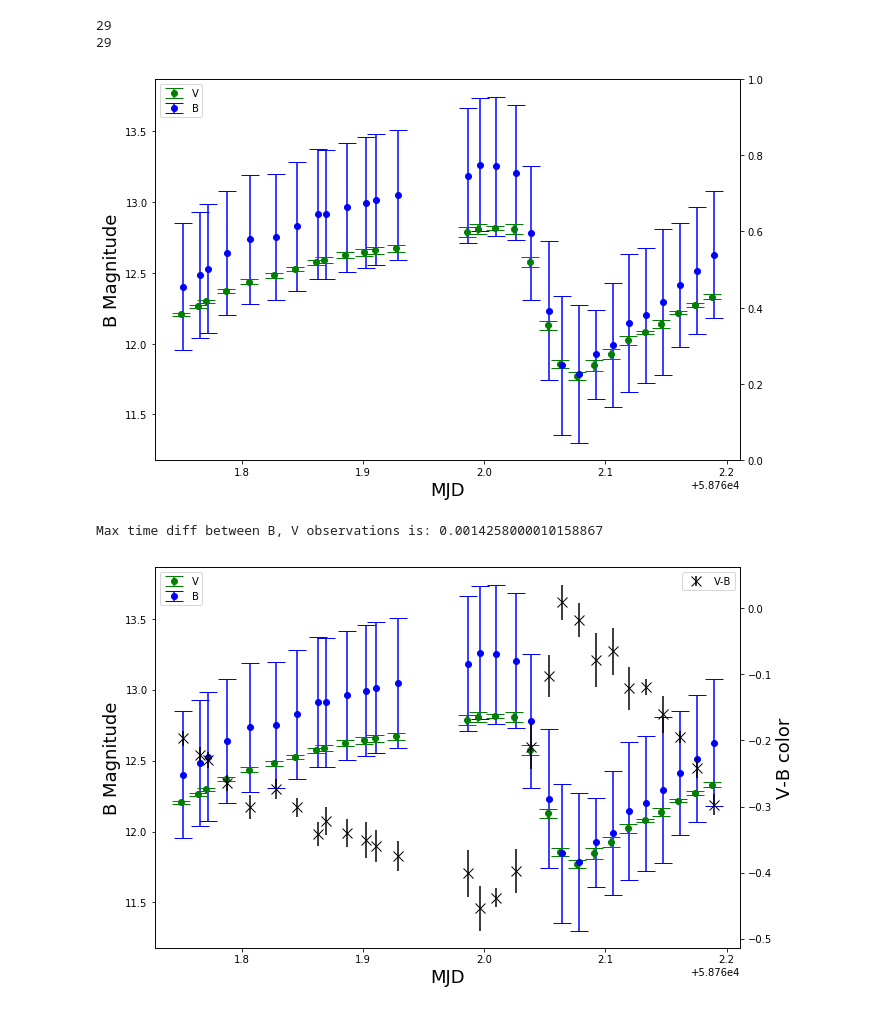
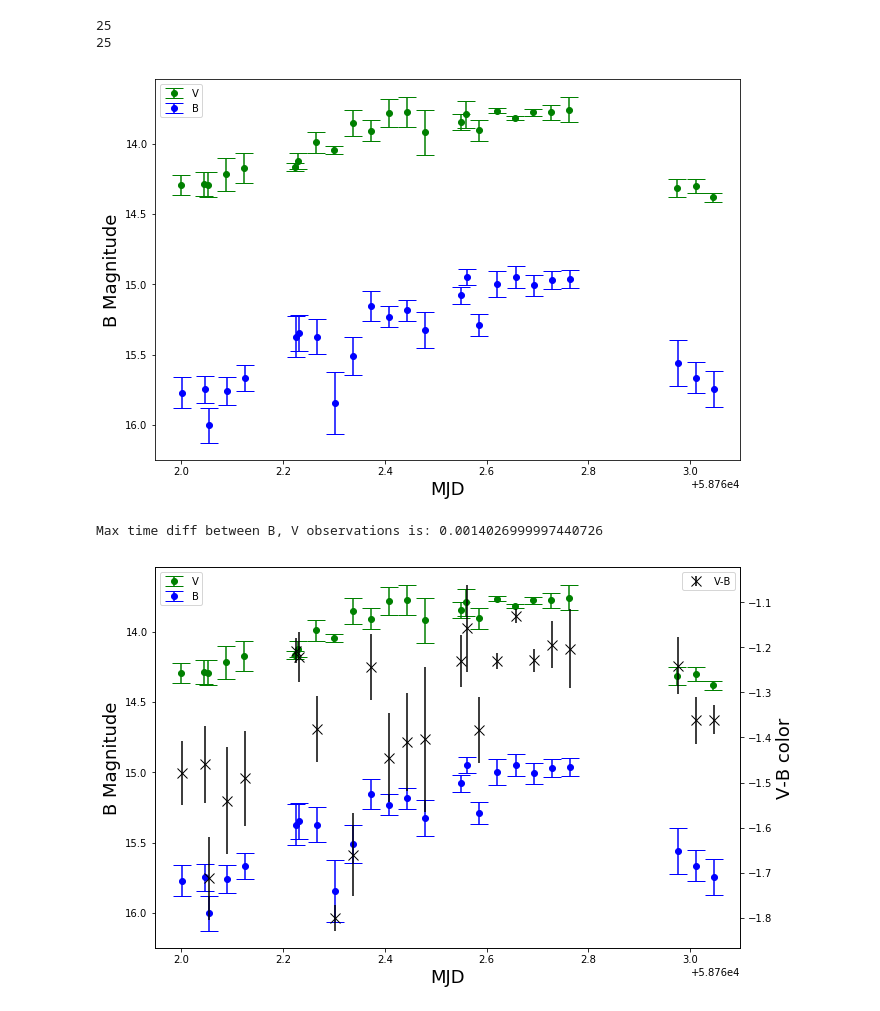
Before and after one commit to jielaizhang/pasea, a Jupyter notebook: LCO/Target_C/LCO_create_colorlightcurve_C.ipynb, the cells around one changed output. Cells and saved outputs as stored; diff of their text form; code cells hidden in the pictures.

```diff
--- a/LCO/Target_C/LCO_create_colorlightcurve_C.ipynb
+++ b/LCO/Target_C/LCO_create_colorlightcurve_C.ipynb
@@ -1,64 +1,66 @@
 # %%
 import numpy as np
 import matplotlib.pyplot as plt
-# %%
-B      = [12.402942869024987, 12.484986155508338, 12.528373669241, 12.637015768232438, 12.735918899692203, 12.828611844628545, 12.91445065002869, 12.912283685197258, 12.964146388834674, 12.99459163052024, 13.017362900096177, 13.047397540146626, 11.924784548970678, 11.991037881867518, 12.198988727313607, 12.413887400185914, 12.515015445279694, 12.62885990771964, 13.186780665362232, 13.26392258268066, 13.251333271941341, 13.207220901761612, 12.783860817363202, 12.231615634381804, 11.846309181640363, 11.788672083201492, 12.143912966164237, 12.296897862145581, 12.753766461769327]
-B_time = [58761.7515107, 58761.7654433, 58761.7722132, 58761.7882784, 58761.8070682, 58761.845337, 58761.8626897, 58761.86961, 58761.8869156, 58761.9025981, 58761.9112109, 58761.9285744, 58762.0918718, 58762.1058281, 58762.1336244, 58762.1613275, 58762.1752368, 58762.1893777, 58761.9870981, 58761.9963839, 58762.0098969, 58762.0258933, 58762.0387717, 58762.0535622, 58762.0639828, 58762.0779156, 58762.1195524, 58762.1474647, 58761.8283489]
-B_err  = [0.44738468000858167, 0.4463907082977966, 0.4549489689018829, 0.4382555564321929, 0.45781083954057267, 0.4562456689837778, 0.45906710520270644, 0.45344445809252915, 0.45527684175628547, 0.46381664586465843, 0.4615471399238182, 0.4586895616899035, 0.3156334664441704, 0.43879334330833797, 0.474479447311553, 0.43945621503649895, 0.44710683361761866, 0.4493824392717825, 0.4744168264177029, 0.4714796088341011, 0.492871713669086, 0.47797212164174835, 0.4734856225867148, 0.4919931148913542, 0.49010264210627524, 0.4870981377928083, 0.48865680043696974, 0.5155529158552209, 0.44270659508478727]
-B      = np.array(B)
-B_time = np.array(B_time)
-B_err  = np.array(B_err)
-
-# Entry 6 (5 if zero index) in V is nan, removed below.
-# had to remove entry 6 above too to make color plot.
-V      = [12.205952649735522, 12.26336875182304, 12.298369628835912, 12.372039168969703, 12.435193755036169, 12.527526628476018, 12.573027430567365, 12.589982791695283, 12.623632351079266, 12.643845308215615, 12.657604320257828, 12.67280959122291, 11.846391790250403, 11.925876716903304, 12.080017759072984, 12.219137298563686, 12.273154623472806, 12.331876367233168, 12.78576617539996, 12.810135894929193, 12.813280372569668, 12.809242105360466, 12.57409971179368, 12.12879673938431, 11.855250554295042, 11.771116933799899, 12.02311762702182, 12.136319990963536, 12.480918897933364]
-V_time = [58761.7502358, 58761.7641798, 58761.7709383, 58761.7870266, 58761.8057932, 58761.8440389, 58761.8613566, 58761.8683466, 58761.8856522, 58761.9012652, 58761.9099474, 58761.927311, 58762.0904693, 58762.1044023, 58762.1322103, 58762.1599366, 58762.1738459, 58762.1879752, 58761.9858462, 58761.995132, 58762.0086214, 58762.0245717, 58762.0375082, 58762.0523103, 58762.0627194, 58762.0765942, 58762.1183005, 58762.1461779, 58761.8270275]
-V_err  = [0.011553006956052587, 0.011048591857424475, 0.0118562659481355, 0.012198456965145916, 0.017814635760918743, 0.014545496281762837, 0.017821559937517314, 0.021154073685805574, 0.021121364548906688, 0.026663826858034208, 0.02390950534230038, 0.02306955205554479, 0.040945939246198076, 0.035597741008206146, 0.012329157814743459, 0.008966534773600088, 0.014951567360341724, 0.015278138398366425, 0.035830591245248365, 0.0337374232854925, 0.01459745870947319, 0.03341606934293083, 0.03407407028831952, 0.03179947045688444, 0.02697760311935053, 0.025715935816554573, 0.032442023530249185, 0.027677354174791433, 0.015313730792956825]
-V      = np.array(V)
-V_time = np.array(V_time)
-V_err  = np.array(V_err)
-
-print(len(B))
-print(len(V))
-# %% [output]
-29
-29
+# %%
+B      = [14.996299139498678, 14.947537065847957, 15.007297927036959, 14.9700873668407, 14.961969502512906, 15.770789261774596, 15.748038611406429, 16.004004162635205, 15.759070984748643, 15.664282900081616, 15.557216372723872, 15.663345754955783, 15.74315641982517, 15.229250688367811, 15.184443983274244, 15.323984546172888, 15.372331290993454, 15.345216194522584, 15.371542418835197, 15.51204415266142, 15.152412703961856, 15.844872547139369, 15.287301160238306, 15.078446888535463, 14.948657639914291]
+B_time = [58762.6213385, 58762.656779, 58762.6921496, 58762.7275288, 58762.7630144, 58762.001507, 58762.0466558, 58762.0544919, 58762.089979, 58762.1253845, 58762.9758767, 58763.0118357, 58763.0462603, 58762.4086989, 58762.4441475, 58762.4795965, 58762.2257404, 58762.2317214, 58762.2672029, 58762.3380897, 58762.3734837, 58762.3024983, 58762.5858738, 58762.5504511, 58762.5605422]
+B_err  = [0.09073621563179618, 0.07764905516224907, 0.07492502559644816, 0.06567433198157516, 0.06504069426525576, 0.10961796183452777, 0.09713168300575571, 0.12129500563621762, 0.09766559836566069, 0.0927970148268848, 0.1631177217720292, 0.10727400817710575, 0.12664525246331323, 0.07812810251761541, 0.07384471111526411, 0.12829739246149754, 0.14531865417945433, 0.12890501657437725, 0.12459453921101982, 0.13379884764848332, 0.10666739848611406, 0.22083127186536577, 0.07877809872134155, 0.06079463367574434, 0.05564355004982351]
+B      = np.array(B)
+B_time = np.array(B_time)
+B_err  = np.array(B_err)
+
+# Entry 6 (5 if zero index) in V is nan, removed below.
+# had to remove entry 6 above too to make color plot.
+V      = [13.765438316172824, 13.817675431163583, 13.778446476822863, 13.776099636414683, 13.759027655472595, 14.29185339259901, 14.288655710415032, 14.291040501617793, 14.219052947642094, 14.173262953025468, 14.316840450598873, 14.301468080391965, 14.382640524945536, 13.78459292223291, 13.774162831799844, 13.920273343240504, 14.165238294500332, 14.12309540980244, 13.989998042497428, 13.85197946946412, 13.908715088952892, 14.045187805554074, 13.90409276484365, 13.848327343755432, 13.791110062323234]
+V_time = [58762.6200075, 58762.6554484, 58762.6908188, 58762.7261979, 58762.7616765, 58762.0001943, 58762.0454038, 58762.0532284, 58762.0887156, 58762.1241327, 58762.9746017, 58763.0105724, 58763.0449853, 58762.4074354, 58762.4428839, 58762.4783329, 58762.2243492, 58762.2303189, 58762.2658236, 58762.336722, 58762.372081, 58762.3012234, 58762.5845573, 58762.5491357, 58762.5592223]
+V_err  = [0.017804359865600892, 0.015524300460789916, 0.02607212766138994, 0.05271542244777149, 0.08743331795765091, 0.07195236304753636, 0.08506725315794306, 0.09165349211787384, 0.11853791799954129, 0.10605172642315465, 0.06416461892469513, 0.05204426332819987, 0.03281409973964807, 0.09870091189959163, 0.1088963558578954, 0.16087465206957757, 0.02872634413937442, 0.055737948588832034, 0.07390682706914158, 0.09288868937880494, 0.07408498032638497, 0.028781736828252028, 0.07401293264858273, 0.05753528708085904, 0.0969022595401922]
+V      = np.array(V)
+V_time = np.array(V_time)
+V_err  = np.array(V_err)
+
+print(len(B))
+print(len(V))
+# %% [output]
+25
+25
 # %%
 # # Make a rudimentary lightcurve for B, V, identify which element is extra in V, and remove for color plot.
 
 #plt.figure()
 fig, ax = plt.subplots(figsize=(10.5, 7))
-ax2     = ax.twinx()
 ax.errorbar(V_time,V,xerr=None,yerr=V_err, fmt='go', capsize=9.0,label='V')
 ax.errorbar(B_time,B,xerr=None,yerr=B_err, fmt='bo', capsize=9.0,label='B')
 
 ax.set_xlabel('MJD', fontsize=18)
 ax.set_ylabel('B Magnitude', fontsize=18)
+ax.set_ylim(ax.get_ylim()[::-1])
 ax.legend(loc='upper left')
 plt.show()
 # %% [output]
-[figure, old version]
+[figure, new version]
 # %%
 print('Max time diff between B, V observations is: {}'.format(max(B_time-V_time)))
 VB     = V-B
 VB_err = V_err
 # %% [output]
-Max time diff between B, V observations is: 0.0014258000010158867
+Max time diff between B, V observations is: 0.0014026999997440726
 # %%
 # # Make a rudimentary lightcurve
 
 #plt.figure()
 fig, ax = plt.subplots(figsize=(10.5, 7))
-ax2     = ax.twinx()
 ax.errorbar(V_time,V,xerr=None,yerr=V_err, fmt='go', capsize=9.0,label='V')
 ax.errorbar(B_time,B,xerr=None,yerr=B_err, fmt='bo', capsize=9.0,label='B')
+ax.set_ylim(ax.get_ylim()[::-1])
+
+ax2     = ax.twinx()
 ax2.errorbar(B_time,VB,xerr=None,yerr=VB_err,fmt='kx',markersize=10,label='V-B') # Larger number = bluer
 
 ax.set_xlabel('MJD', fontsize=18)
 ax.set_ylabel('B Magnitude', fontsize=18)
 ax2.set_ylabel('V-B color', fontsize=18)
 ax.legend(loc='upper left')
 ax2.legend(loc='upper right')
 plt.show()
 # %% [output]
-[figure, old version]
+[figure, new version]
```
Also changed, not shown: 2 other files.
